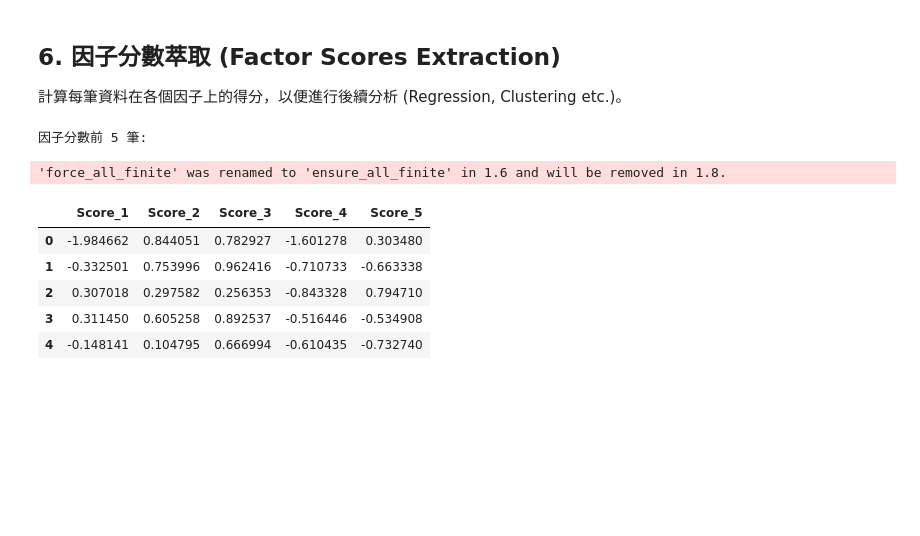
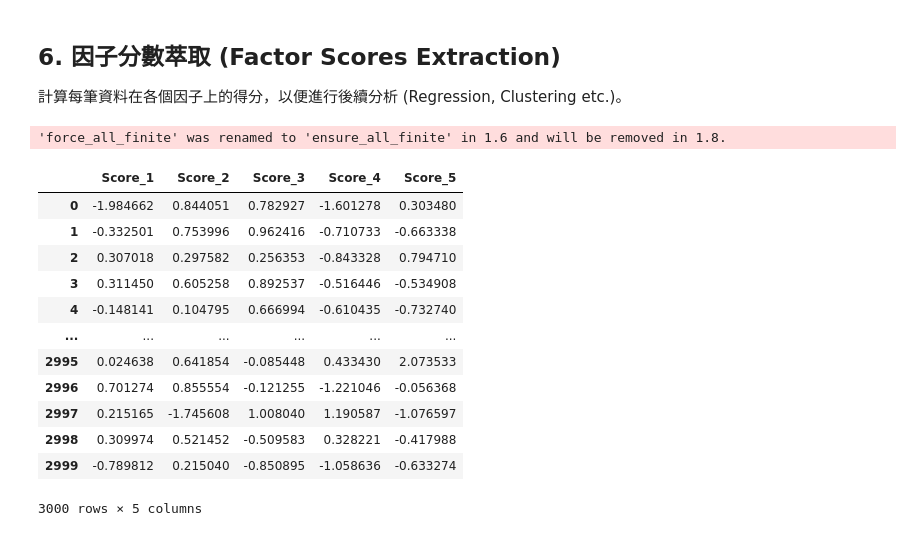
Before and after one commit to Xin95172/Personal-Project, a Jupyter notebook: 多變量分析/research.ipynb, the cells around one changed output. Drawn from its saved outputs; the diff is of its cells as text; code cells hidden in the pictures; blank space fills up the shorter version.

```diff
--- a/多變量分析/research.ipynb
+++ b/多變量分析/research.ipynb
@@ -527,24 +537,29 @@ Cronbach's Alpha per Factor:
 # %%
 # 計算因子分數
 factor_scores = fa.transform(df_X)
 
 # 轉成 DataFrame
 df_scores = pd.DataFrame(
     factor_scores,
     columns=[f'Score_{i+1}' for i in range(factor_scores.shape[1])]
 )
 
 # 合併回原始資料 (Optional)
 df_full = pd.concat([df_X.reset_index(drop=True), df_scores], axis=1)
 
-print("因子分數前 5 筆:")
-df_scores.head()
+df_scores
 # %% [output]
-因子分數前 5 筆:
+'force_all_finite' was renamed to 'ensure_all_finite' in 1.6 and will be removed in 1.8.
+|  | Score_1 | Score_2 | Score_3 | Score_4 | Score_5 |
+| 0 | -1.984662 | 0.844051 | 0.782927 | -1.601278 | 0.303480 |
+| 1 | -0.332501 | 0.753996 | 0.962416 | -0.710733 | -0.663338 |
+| 2 | 0.307018 | 0.297582 | 0.256353 | -0.843328 | 0.794710 |
+| 3 | 0.311450 | 0.605258 | 0.892537 | -0.516446 | -0.534908 |
+| 4 | -0.148141 | 0.104795 | 0.666994 | -0.610435 | -0.732740 |
+| ... | ... | ... | ... | ... | ... |
+| 2995 | 0.024638 | 0.641854 | -0.085448 | 0.433430 | 2.073533 |
+| 2996 | 0.701274 | 0.855554 | -0.121255 | -1.221046 | -0.056368 |
+| 2997 | 0.215165 | -1.745608 | 1.008040 | 1.190587 | -1.076597 |
+| 2998 | 0.309974 | 0.521452 | -0.509583 | 0.328221 | -0.417988 |
+| 2999 | -0.789812 | 0.215040 | -0.850895 | -1.058636 | -0.633274 |
-'force_all_finite' was renamed to 'ensure_all_finite' in 1.6 and will be removed in 1.8.
+3000 rows × 5 columns
-|  | Score_1 | Score_2 | Score_3 | Score_4 | Score_5 |
-| 0 | -1.984662 | 0.844051 | 0.782927 | -1.601278 | 0.303480 |
-| 1 | -0.332501 | 0.753996 | 0.962416 | -0.710733 | -0.663338 |
-| 2 | 0.307018 | 0.297582 | 0.256353 | -0.843328 | 0.794710 |
-| 3 | 0.311450 | 0.605258 | 0.892537 | -0.516446 | -0.534908 |
-| 4 | -0.148141 | 0.104795 | 0.666994 | -0.610435 | -0.732740 |
```
Also changed, not shown: parts of 9 cells of this notebook.
